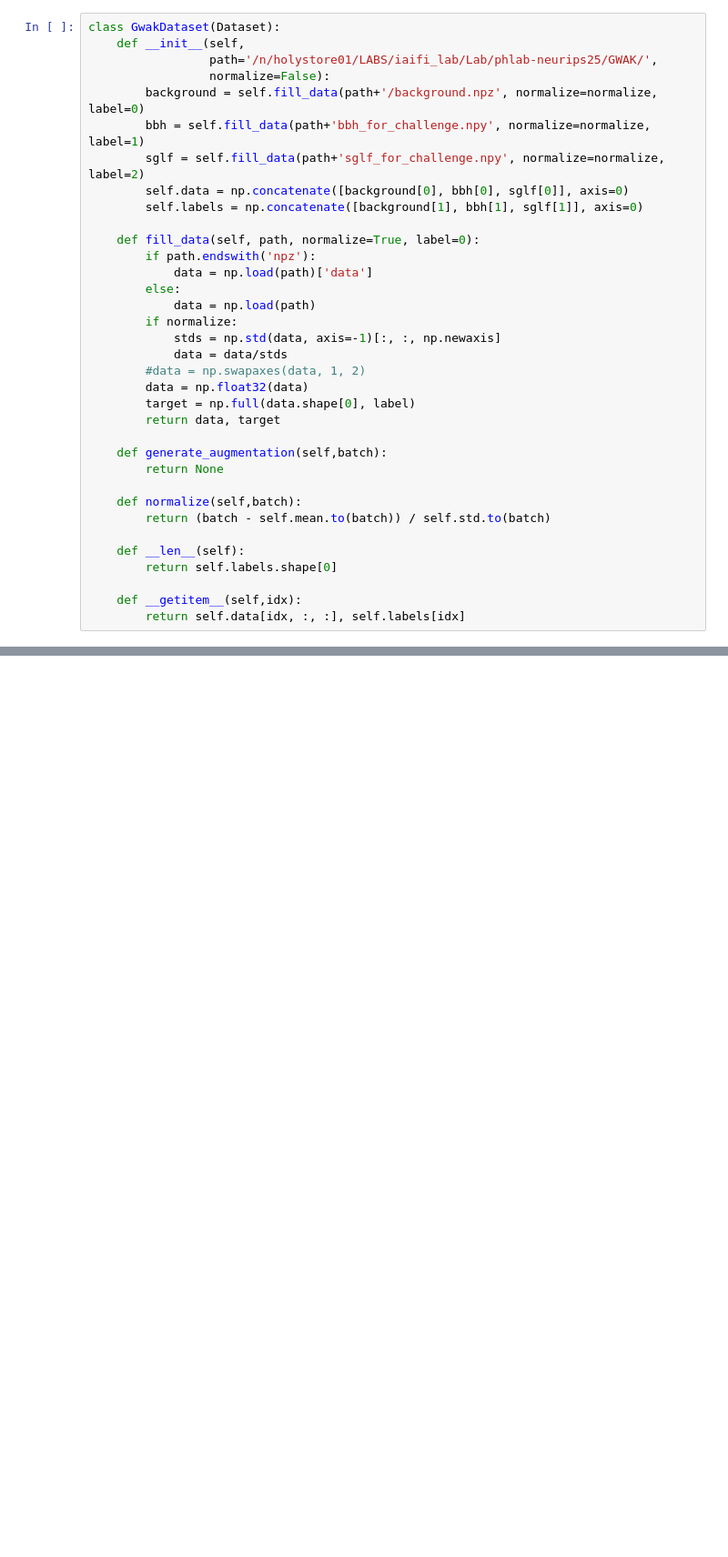
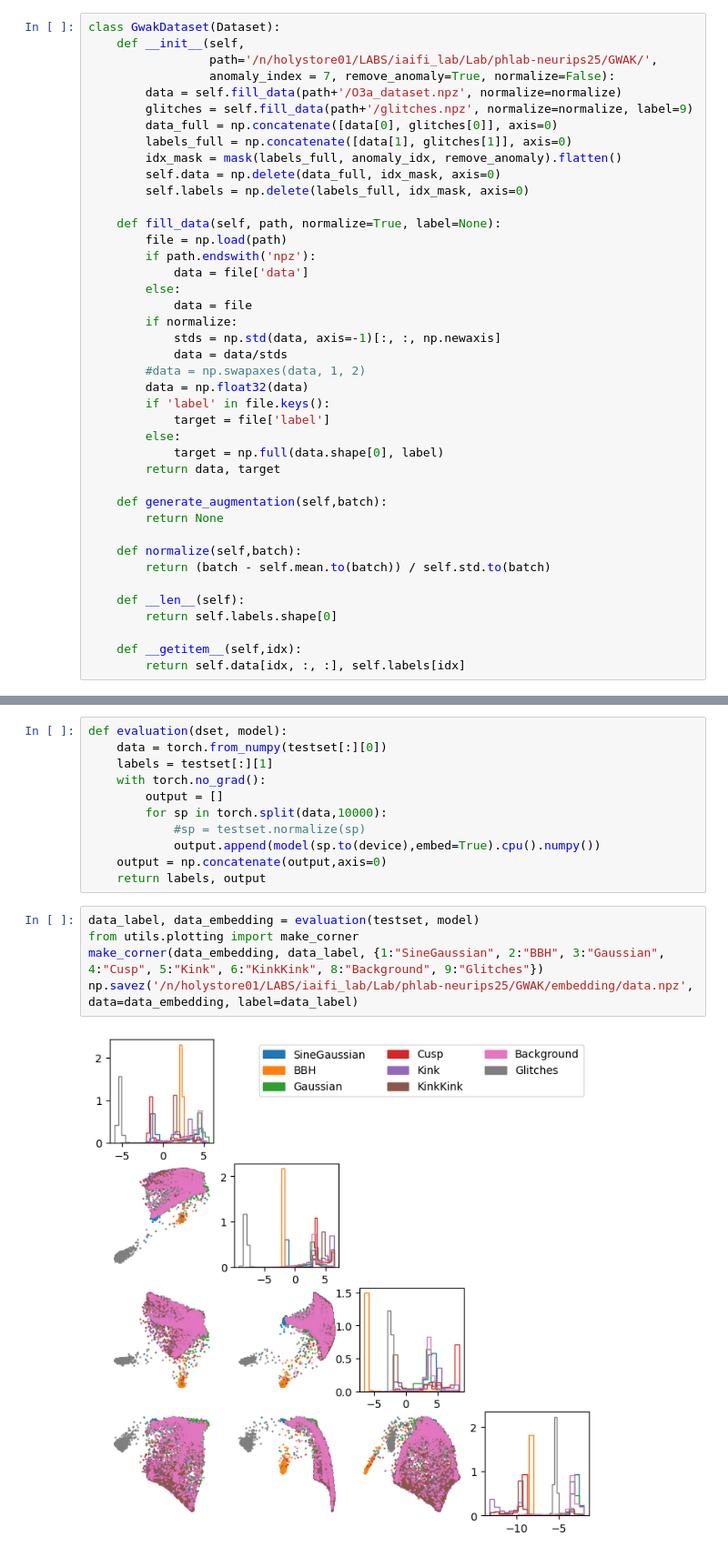
Before and after one commit to chreissel/phlab-neurips25, a Jupyter notebook: experiments/GWAK/gwak.ipynb, the cells around one changed output, grey strips where cells are left out. Shown at 91% size. Saved outputs shown, nothing was run; the diff lists cells and outputs as text; blank space fills up the shorter version.

Commit message:
update GWAk to multiple class training

```diff
--- a/experiments/GWAK/gwak.ipynb
+++ b/experiments/GWAK/gwak.ipynb
@@ -19,24 +23,30 @@ The autoreload extension is already loaded. To reload it, use:
 class GwakDataset(Dataset):
     def __init__(self,
                  path='/n/holystore01/LABS/iaifi_lab/Lab/phlab-neurips25/GWAK/',
-                 normalize=False):
-        background = self.fill_data(path+'/background.npz', normalize=normalize, label=0)
-        bbh = self.fill_data(path+'bbh_for_challenge.npy', normalize=normalize, label=1)
-        sglf = self.fill_data(path+'sglf_for_challenge.npy', normalize=normalize, label=2)
-        self.data = np.concatenate([background[0], bbh[0], sglf[0]], axis=0)
-        self.labels = np.concatenate([background[1], bbh[1], sglf[1]], axis=0)
+                 anomaly_index = 7, remove_anomaly=True, normalize=False):
+        data = self.fill_data(path+'/O3a_dataset.npz', normalize=normalize)
+        glitches = self.fill_data(path+'/glitches.npz', normalize=normalize, label=9)
+        data_full = np.concatenate([data[0], glitches[0]], axis=0)
+        labels_full = np.concatenate([data[1], glitches[1]], axis=0)
+        idx_mask = mask(labels_full, anomaly_idx, remove_anomaly).flatten()
+        self.data = np.delete(data_full, idx_mask, axis=0)
+        self.labels = np.delete(labels_full, idx_mask, axis=0)
 
-    def fill_data(self, path, normalize=True, label=0):
+    def fill_data(self, path, normalize=True, label=None):
+        file = np.load(path)
         if path.endswith('npz'):
-            data = np.load(path)['data']
+            data = file['data']
         else:
-            data = np.load(path)
+            data = file
         if normalize:
             stds = np.std(data, axis=-1)[:, :, np.newaxis]
             data = data/stds
         #data = np.swapaxes(data, 1, 2)
         data = np.float32(data)
-        target = np.full(data.shape[0], label)
+        if 'label' in file.keys():
+            target = file['label']
+        else:
+            target = np.full(data.shape[0], label)
         return data, target
 
     def generate_augmentation(self,batch):
@@ -207,0 +162,18 @@ array([[ 0.30393746,  1.9883635 ,  1.0723886 , ...,  4.0160036 ,
+# %%
+def evaluation(dset, model):
+    data = torch.from_numpy(testset[:][0])
+    labels = testset[:][1]
+    with torch.no_grad():
+        output = []
+        for sp in torch.split(data,10000):
+            #sp = testset.normalize(sp)
+            output.append(model(sp.to(device),embed=True).cpu().numpy())
+    output = np.concatenate(output,axis=0)
+    return labels, output
+# %%
+data_label, data_embedding = evaluation(testset, model)
+from utils.plotting import make_corner
+make_corner(data_embedding, data_label, {1:"SineGaussian", 2:"BBH", 3:"Gaussian", 4:"Cusp", 5:"Kink", 6:"KinkKink", 8:"Background", 9:"Glitches"})
+np.savez('/n/holystore01/LABS/iaifi_lab/Lab/phlab-neurips25/GWAK/embedding/data.npz', data=data_embedding, label=data_label)
+# %% [output]
+[figure, added]
```
Also changed, not shown: parts of 9 cells of this notebook.
